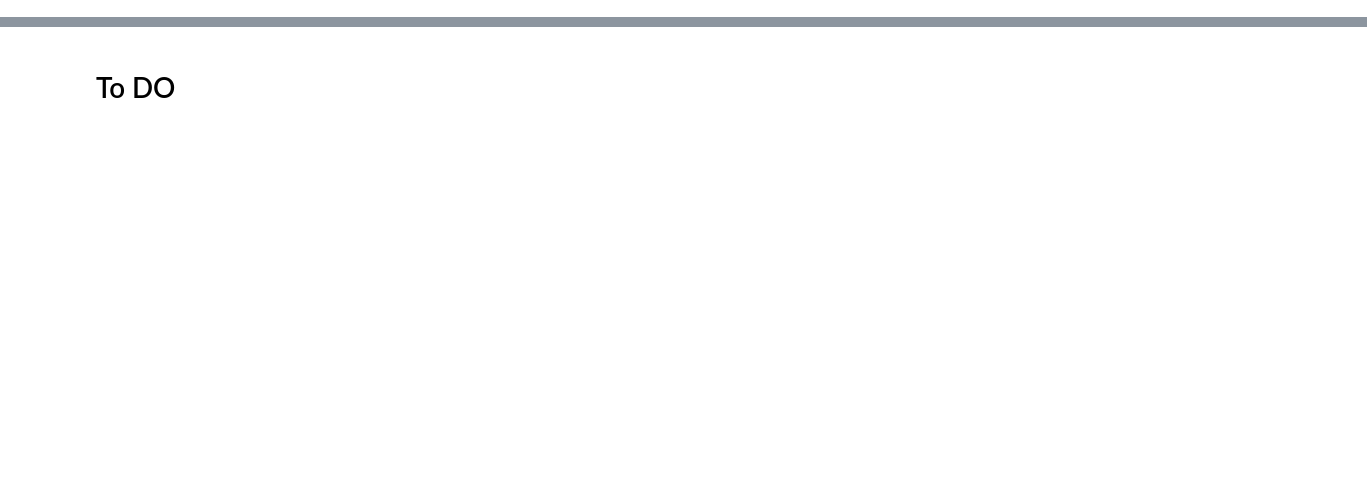
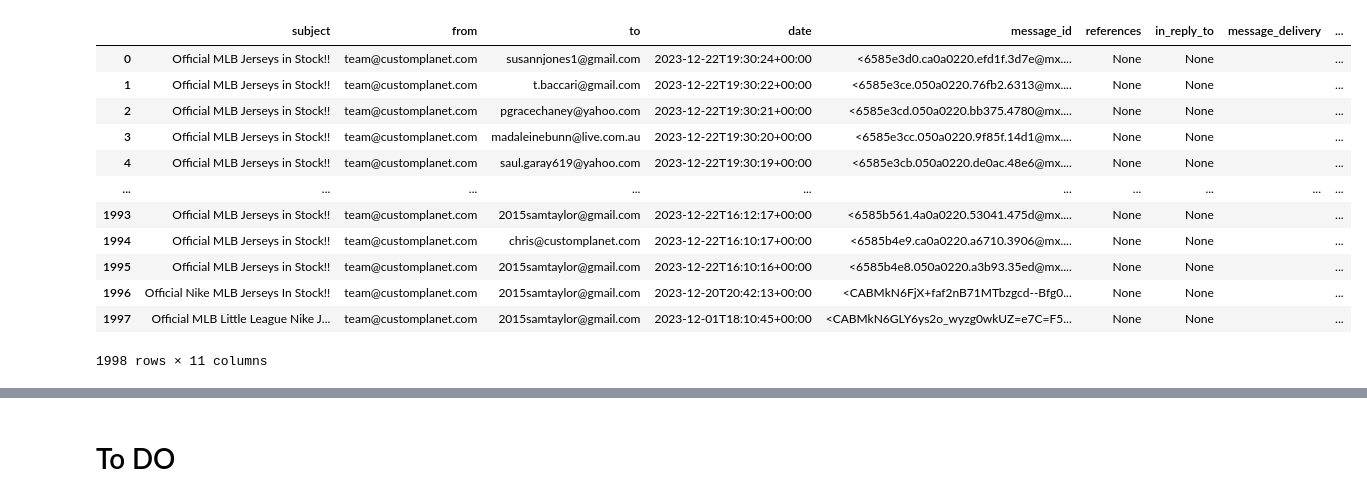
Before and after one commit to 2015samtaylor/Email_Scraper, a Jupyter notebook: Scraping_Emails/email_scrape.ipynb, the cells around one changed output, grey strips where cells are left out. Saved outputs shown, nothing was run; the diff lists cells and outputs as text; code cells hidden in the pictures; blank space fills up the shorter version.

```diff
--- a/Scraping_Emails/email_scrape.ipynb
+++ b/Scraping_Emails/email_scrape.ipynb
@@ -4,9 +4,6 @@
 
 %load_ext autoreload
 %autoreload 2
-# import importlib
-# importlib.reload()
-
 import logging
 import pandas as pd
 from config import imap_password_customplanet, db_username, db_password
@@ -48,35 +45,17 @@ def process(subject_line, email_address, email_pass, start_date):
         thread = scrape.piece_together(outbox, inbox)
         thread = scrape.assign_sentiment(thread)
 
-    #If message was accidentally triggered more than once
-    thread = thread.drop_duplicates(subset = 'recipient_id', keep='last')
-
-    # # Specify your database connection details
-    # server = 'emailcampaign.c9vhoi6ncot7.us-east-1.rds.amazonaws.com'
-    # database = 'emailcampaign'
-    # db = 'emailcampaign'
-    # table_name = 'thread'
-
-    # # Instantiate the DatabaseConnector class
-    # db_connector = DatabaseConnector(server, database, db_username, db_password, db, table_name)
-
-    # #If there are any new records, append them onto thread table
-    # #Update the reply_thread everytime
-    # if thread.empty != True:
-    #     new_records = db_connector.append_new_records(thread)
-    #     db_connector.update_reply_thread(thread)
-    # else:
-    #     logging.info('Thread is an empty frame')
-    #     print('Thread is an empty frame')
-    #     new_records = None
+    # #If message was accidentally triggered more than once
+    thread = thread.drop_duplicates(subset = ['subject', 'to'], keep='last')
+    thread.reset_index(drop = True, inplace = True)
 
     return(inbox, outbox, thread)
 
 # The foreign constraint enforces that this must have been sent initially.
-inbox, outbox, thread = process('Official', email_address, email_pass, '11/15/2023')
+inbox, outbox, thread= process('Official', email_address, email_pass, '11/15/2023')
 
 #4285 emails in the inbox took 21 minutes
 #Send out test emails for local baskebtall jsersyes
 #Then send out for local football jerseys
-# The scrape subject line, and email subject line should be referencing one variable
+#Still need to handle indirect replies
 # %% [output]
@@ -111,0 +121,23 @@ No pre-existing threads to update
+# %%
+outbox
+
+#Record all responses for outbox
+
+#rename the column message_id to message_id_outbox
+#email_campaign_tag, sport, and position are something that needs to be optionally generated when sending to email_history table.
+
+#Confirm that the update of reply_thread is still intact after changing things up in there.
+# %% [output]
+|  | subject | from | to | date | message_id | references | in_reply_to | message_delivery | ... |
+| 0 | Official MLB Jerseys in Stock!! | team@customplanet.com | susannjones1@gmail.com | 2023-12-22T19:30:24+00:00 | <6585e3d0.ca0a0220.efd1f.3d7e@mx.... | None | None |  | ... |
+| 1 | Official MLB Jerseys in Stock!! | team@customplanet.com | t.baccari@gmail.com | 2023-12-22T19:30:22+00:00 | <6585e3ce.050a0220.76fb2.6313@mx.... | None | None |  | ... |
+| 2 | Official MLB Jerseys in Stock!! | team@customplanet.com | pgracechaney@yahoo.com | 2023-12-22T19:30:21+00:00 | <6585e3cd.050a0220.bb375.4780@mx.... | None | None |  | ... |
+| 3 | Official MLB Jerseys in Stock!! | team@customplanet.com | madaleinebunn@live.com.au | 2023-12-22T19:30:20+00:00 | <6585e3cc.050a0220.9f85f.14d1@mx.... | None | None |  | ... |
+| 4 | Official MLB Jerseys in Stock!! | team@customplanet.com | saul.garay619@yahoo.com | 2023-12-22T19:30:19+00:00 | <6585e3cb.050a0220.de0ac.48e6@mx.... | None | None |  | ... |
+| ... | ... | ... | ... | ... | ... | ... | ... | ... | ... |
+| 1993 | Official MLB Jerseys in Stock!! | team@customplanet.com | 2015samtaylor@gmail.com | 2023-12-22T16:12:17+00:00 | <6585b561.4a0a0220.53041.475d@mx.... | None | None |  | ... |
+| 1994 | Official MLB Jerseys in Stock!! | team@customplanet.com | chris@customplanet.com | 2023-12-22T16:10:17+00:00 | <6585b4e9.ca0a0220.a6710.3906@mx.... | None | None |  | ... |
+| 1995 | Official MLB Jerseys in Stock!! | team@customplanet.com | 2015samtaylor@gmail.com | 2023-12-22T16:10:16+00:00 | <6585b4e8.050a0220.a3b93.35ed@mx.... | None | None |  | ... |
+| 1996 | Official Nike MLB Jerseys In Stock!! | team@customplanet.com | 2015samtaylor@gmail.com | 2023-12-20T20:42:13+00:00 | <CABMkN6FjX+faf2nB71MTbzgcd--Bfg0... | None | None |  | ... |
+| 1997 | Official MLB Little League Nike J... | team@customplanet.com | 2015samtaylor@gmail.com | 2023-12-01T18:10:45+00:00 | <CABMkN6GLY6ys2o_wyzg0wkUZ=e7C=F5... | None | None |  | ... |
+1998 rows × 11 columns
```
Also changed, not shown: parts of 5 cells of this notebook, 7 other files.
